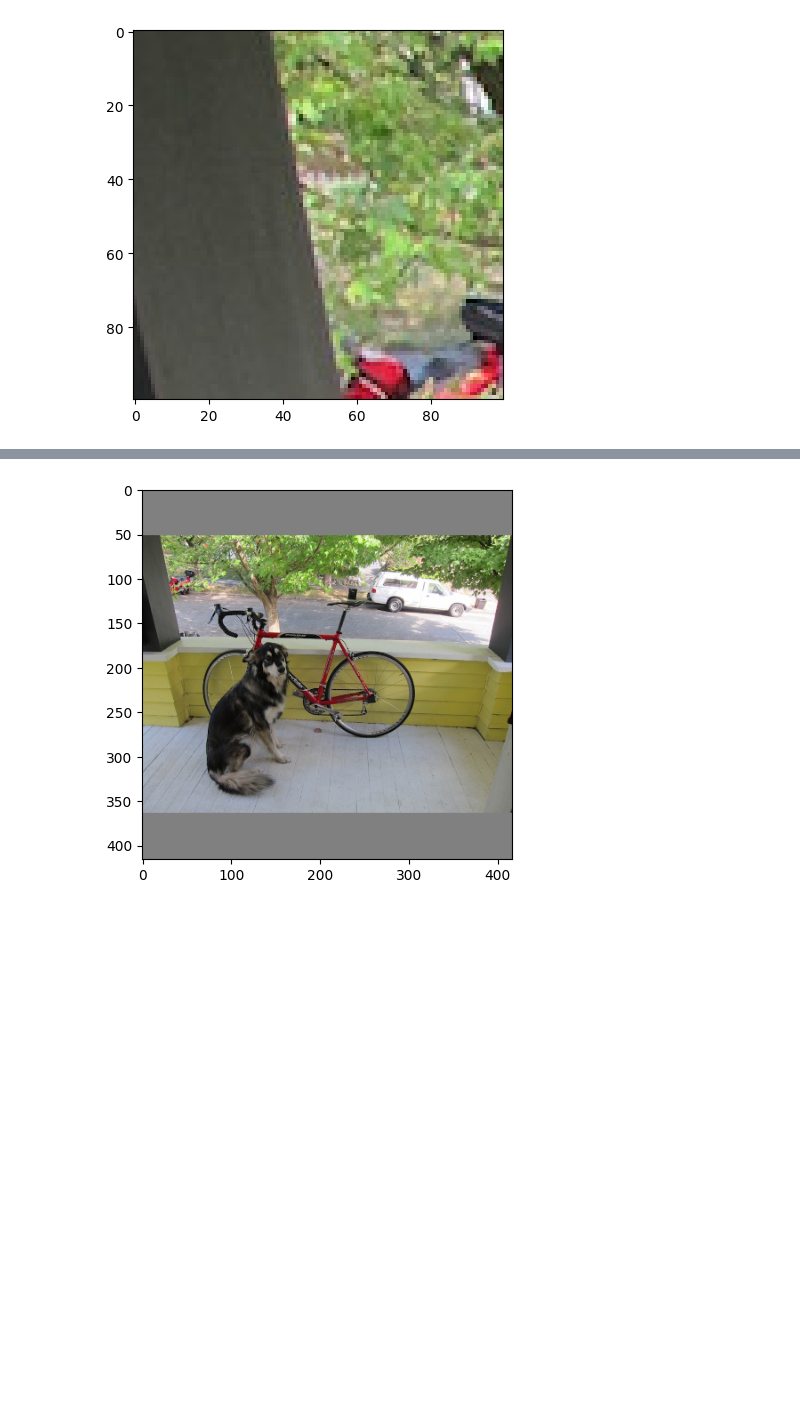
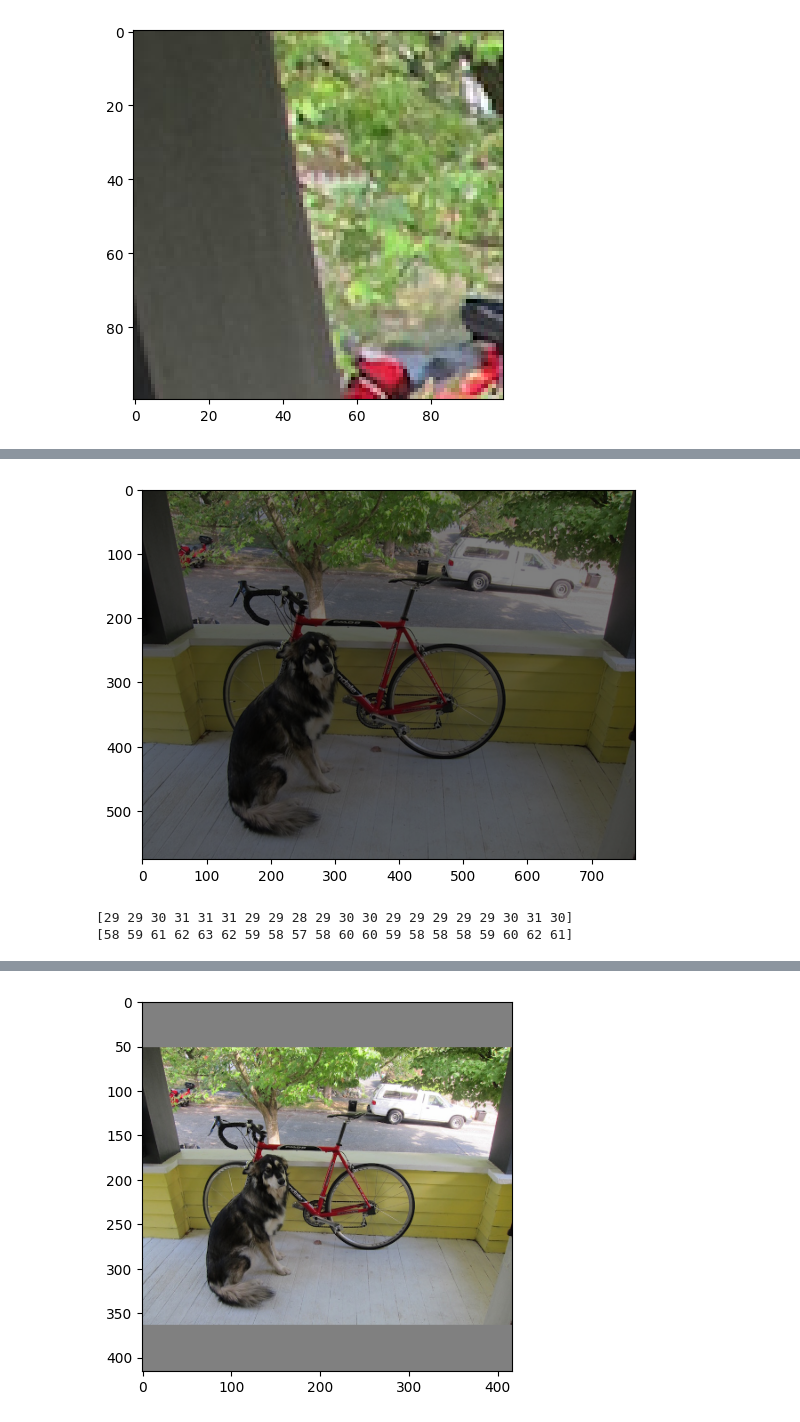
Before and after one commit to sei-cfrank/CVIntro, a Jupyter notebook: exercises/Exercise4.ipynb, the cells around one changed output, grey strips where cells are left out. Saved outputs shown, nothing was run; the diff lists cells and outputs as text; code cells hidden in the pictures; blank space fills up the shorter version.

```diff
--- a/exercises/Exercise4.ipynb
+++ b/exercises/Exercise4.ipynb
@@ -133,0 +153,15 @@ plt.show()
+# %%
+# dimming is a matter of division!
+dimmed = (arr2.copy() / 2).astype(int)
+
+plt.imshow(dimmed)
+plt.show()
+# %% [output]
+[figure, added]
+# %%
+# inspect the first 20 elements of the first row of each image's Green channel
+print(dimmed[0,:20,1])
+print(arr2[0,:20,1])
+# %% [output]
+[29 29 30 31 31 31 29 29 28 29 30 30 29 29 29 29 29 30 31 30]
+[58 59 61 62 63 62 59 58 57 58 60 60 59 58 58 58 59 60 62 61]
```
Also changed, not shown: parts of 17 cells of this notebook.
